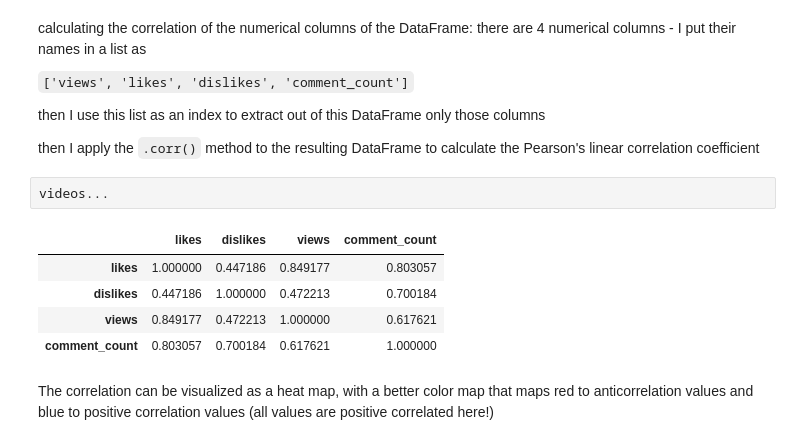
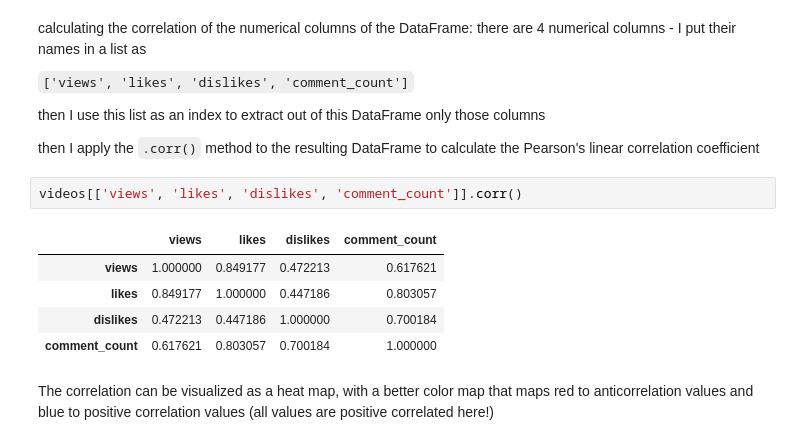
Before and after one commit to AgustinaLorda/FDSFE_ALorda, a Jupyter notebook: HW2/Instructions_videosanalysis_exploratory.ipynb, the cells around one changed output. Saved outputs shown, nothing was run; the diff lists cells and outputs as text.

```diff
--- a/HW2/Instructions_videosanalysis_exploratory.ipynb
+++ b/HW2/Instructions_videosanalysis_exploratory.ipynb
@@ -273,13 +321,13 @@ calculating the correlation of the numerical columns of the DataFrame: there are
 then I use this list as an index to extract out of this DataFrame only those columns
 
 then I apply the `.corr()` method to the resulting DataFrame to calculate the Pearson's linear correlation coefficient
-# %%
-videos...
-# %% [output]
-|  | likes | dislikes | views | comment_count |
-| likes | 1.000000 | 0.447186 | 0.849177 | 0.803057 |
-| dislikes | 0.447186 | 1.000000 | 0.472213 | 0.700184 |
-| views | 0.849177 | 0.472213 | 1.000000 | 0.617621 |
-| comment_count | 0.803057 | 0.700184 | 0.617621 | 1.000000 |
+# %%
+videos[['views', 'likes', 'dislikes', 'comment_count']].corr()
+# %% [output]
+|  | views | likes | dislikes | comment_count |
+| views | 1.000000 | 0.849177 | 0.472213 | 0.617621 |
+| likes | 0.849177 | 1.000000 | 0.447186 | 0.803057 |
+| dislikes | 0.472213 | 0.447186 | 1.000000 | 0.700184 |
+| comment_count | 0.617621 | 0.803057 | 0.700184 | 1.000000 |
 # %% [markdown]
 The correlation can be visualized as a heat map, with a better color map that maps red to anticorrelation values and blue to positive correlation values (all values are positive correlated here!)
```
Also changed, not shown: parts of 50 cells of this notebook.
